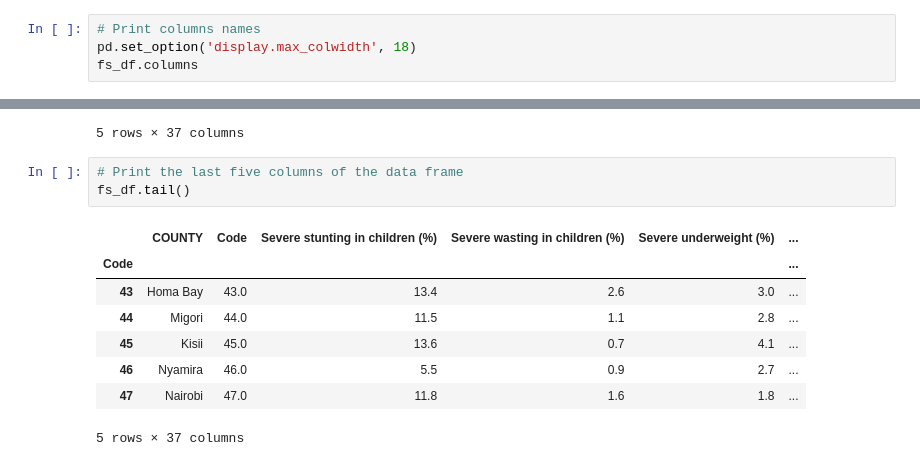
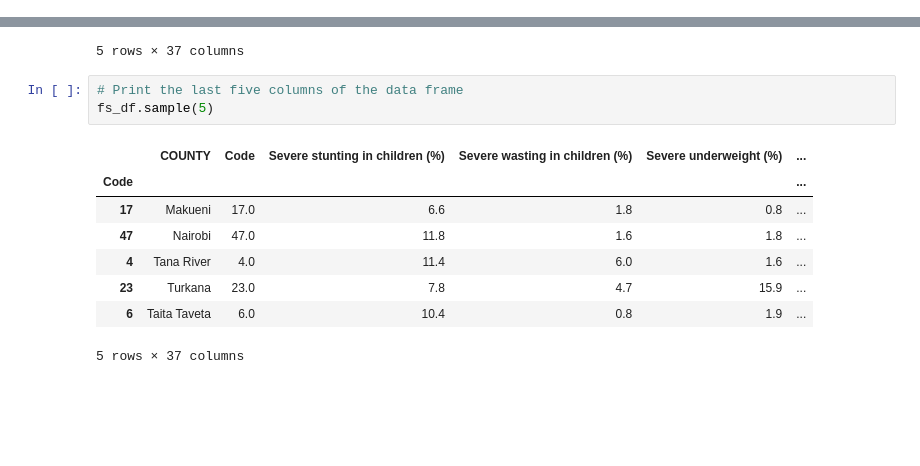
Before and after one commit to EvansKaranja/Food_security, a Jupyter notebook: Food Security.ipynb, the cells around one changed output, grey strips where cells are left out. Drawn from its saved outputs; the diff is of its cells as text; blank space fills up the shorter version.

```diff
--- a/Food Security.ipynb
+++ b/Food Security.ipynb
@@ -29,7 +49,3 @@ fs_df = gpd.read_file(file_name)
 #Change data type for column 'Code' and make it the index column
 fs_df.set_index(fs_df.Code.astype(int),inplace=True)
 fs_df.sort_index(inplace=True)
-# %%
-# Print columns names
-pd.set_option('display.max_colwidth', 18)
-fs_df.columns
@@ -120,13 +126,13 @@ fs_df.head()
 5 rows × 37 columns
 # %%
 # Print the last five columns of the data frame
-fs_df.tail()
+fs_df.sample(5)
 # %% [output]
 |  | COUNTY | Code | Severe stunting in children (%) | Severe wasting in children (%) | Severe underweight (%) | ... |
 | Code |  |  |  |  |  | ... |
-| 43 | Homa Bay | 43.0 | 13.4 | 2.6 | 3.0 | ... |
-| 44 | Migori | 44.0 | 11.5 | 1.1 | 2.8 | ... |
-| 45 | Kisii | 45.0 | 13.6 | 0.7 | 4.1 | ... |
-| 46 | Nyamira | 46.0 | 5.5 | 0.9 | 2.7 | ... |
+| 17 | Makueni | 17.0 | 6.6 | 1.8 | 0.8 | ... |
 | 47 | Nairobi | 47.0 | 11.8 | 1.6 | 1.8 | ... |
+| 4 | Tana River | 4.0 | 11.4 | 6.0 | 1.6 | ... |
+| 23 | Turkana | 23.0 | 7.8 | 4.7 | 15.9 | ... |
+| 6 | Taita Taveta | 6.0 | 10.4 | 0.8 | 1.9 | ... |
 5 rows × 37 columns
```
Also changed, not shown: parts of 89 cells of this notebook, 1 other file.
